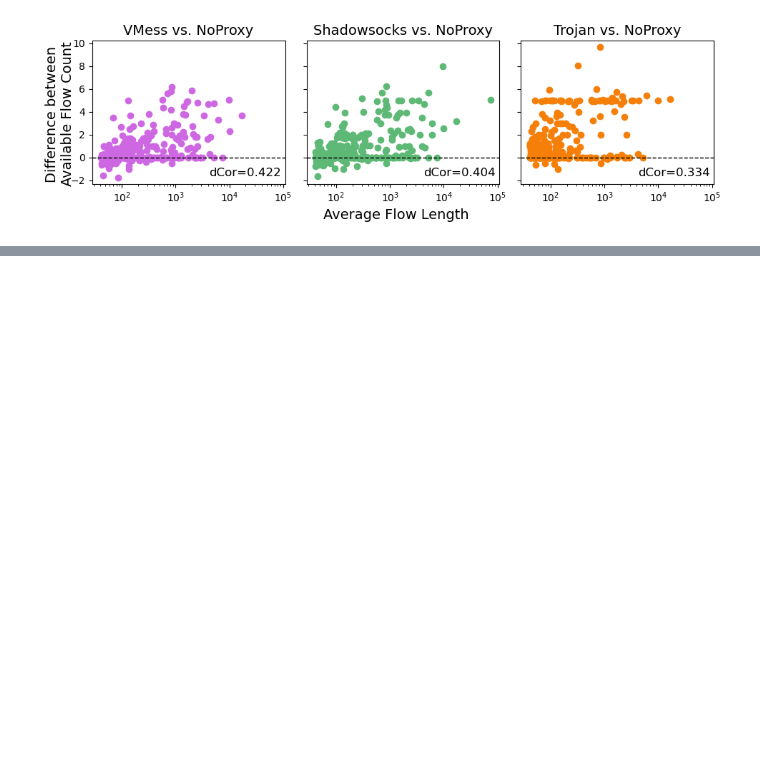
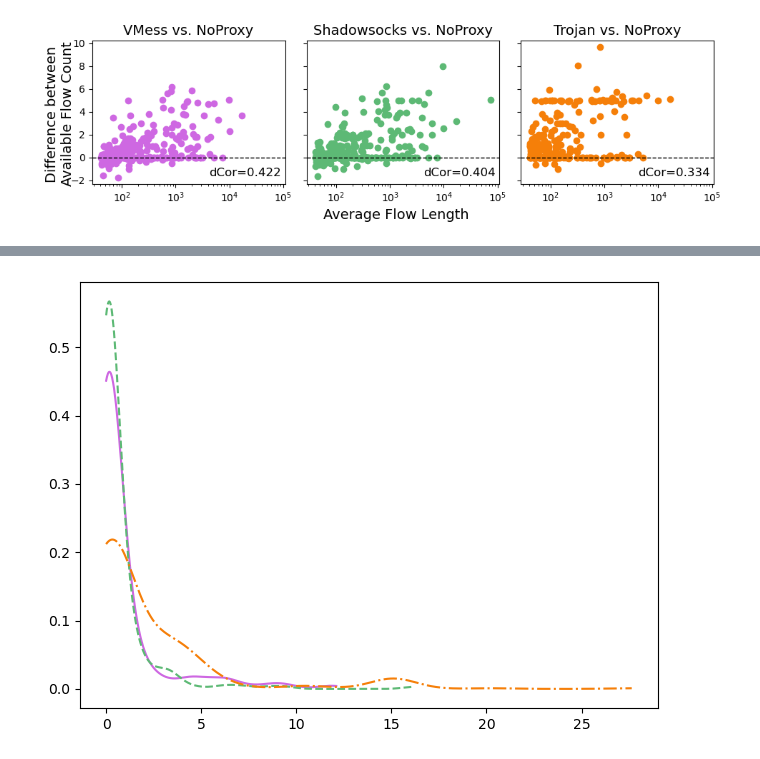
Before and after one commit to wesly2000/PA3, a Jupyter notebook: exp/data_analysis/stream_analysis.ipynb, the cells around one changed output, grey strips where cells are left out. Cells and saved outputs as stored; diff of their text form; code cells hidden in the pictures; blank space fills up the shorter version.

```diff
--- a/exp/data_analysis/stream_analysis.ipynb
+++ b/exp/data_analysis/stream_analysis.ipynb
@@ -773,0 +859,23 @@ fig.savefig('flow_split.pdf', bbox_inches='tight', dpi=300, format='pdf')
+# %%
+def plot_empirical_kde(data_dict, label, color, linestyle):
+    import scipy.stats as stats
+    st = [data_dict[key]['st'] for key in sorted(data_dict.keys()) if len(data_dict[key]['st']) > 1]
+    stds = np.array([np.std(st_seq) for st_seq in st])
+    if len(stds) > 1:
+        kde = stats.gaussian_kde(stds)
+        x_grid = np.linspace(np.min(stds), np.max(stds), 500)
+        plt.plot(x_grid, kde(x_grid), label=label, color=color, linestyle=linestyle)
+    else:
+        # Not enough data for KDE, just mark the value
+        plt.scatter(stds, [1], color=color, label=label)
+        # Optionally warn about insufficiency
+        # print(f"Not enough data for KDE for {label}")
+
+plot_empirical_kde(vmess_ts, 'VMess', '#CE68E2', '-')
+plot_empirical_kde(shadowsocks_ts, 'Shadowsocks', '#5DB975', '--')
+plot_empirical_kde(trojan_ts, 'Trojan', '#F57F09', '-.')
+
+plt.tight_layout()
+plt.show()
+# %% [output]
+[figure, added]
```
Also changed, not shown: parts of 3 cells of this notebook.
